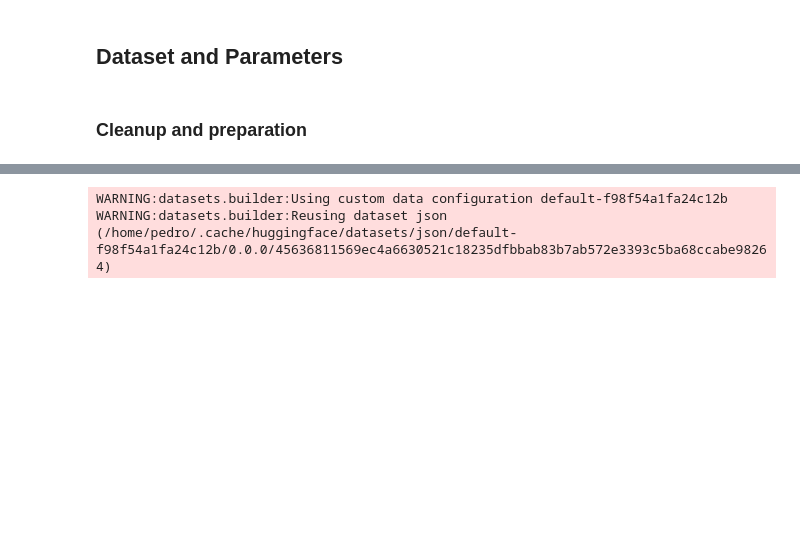
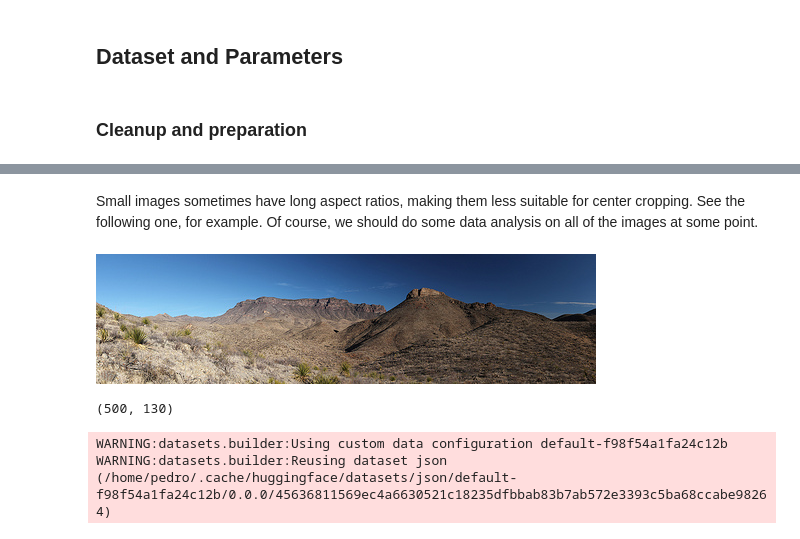
Before and after one commit to borisdayma/dalle-mini, a Jupyter notebook: dev/encoding/vqgan-jax-encoding-yfcc100m.ipynb, the cells around one changed output, grey strips where cells are left out. Cells and saved outputs as stored; diff of their text form; code cells hidden in the pictures; blank space fills up the shorter version.

```diff
--- a/dev/encoding/vqgan-jax-encoding-yfcc100m.ipynb
+++ b/dev/encoding/vqgan-jax-encoding-yfcc100m.ipynb
@@ -61 +64,14 @@ We also remove columns we are not interested in, and create a new `caption` colu
+# %% [markdown]
+Small images sometimes have long aspect ratios, making them less suitable for center cropping. See the following one, for example. Of course, we should do some data analysis on all of the images at some point.
+# %%
+def image_for(key):
+    image_path = (yfcc100m_images/key[0:3]/key[3:6]/key).with_suffix(".jpg")
+    return Image.open(image_path)
+# %%
+img = image_for('782865f3fc4b493fd7ca2821f452ed0')
+display(img)
+print(img.size)
+# %% [output]
+[figure, added]
+(500, 130)
 # %%
```
Also changed, not shown: parts of 3 cells of this notebook.
